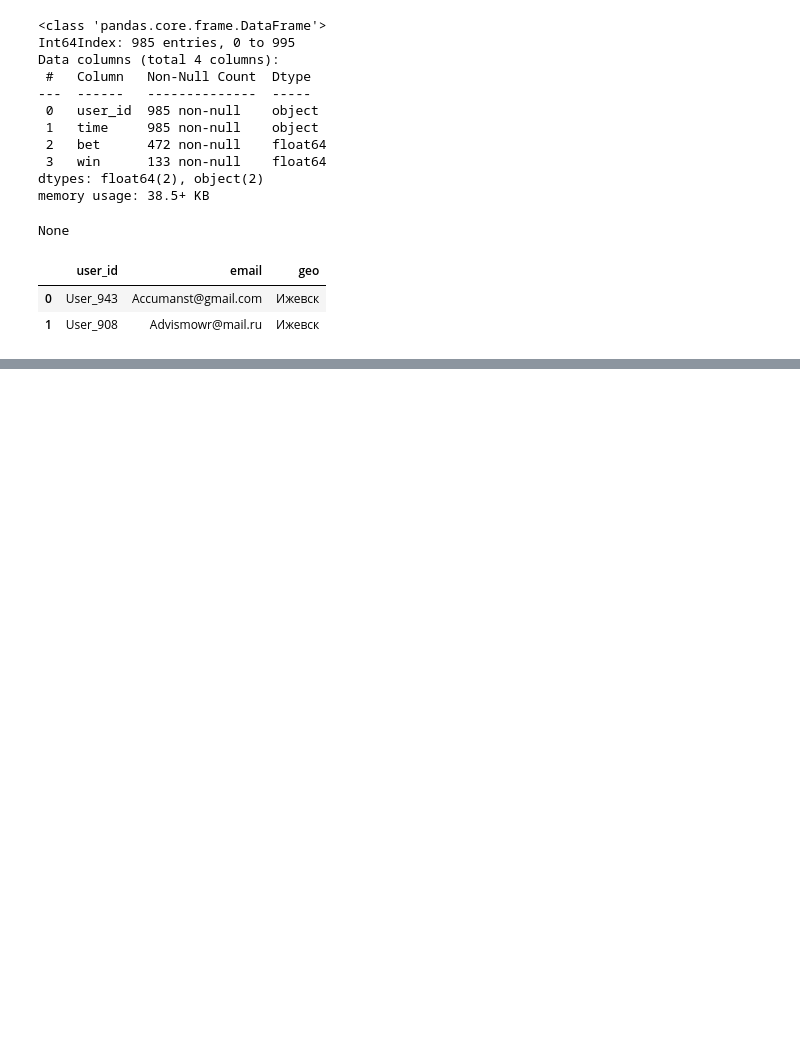
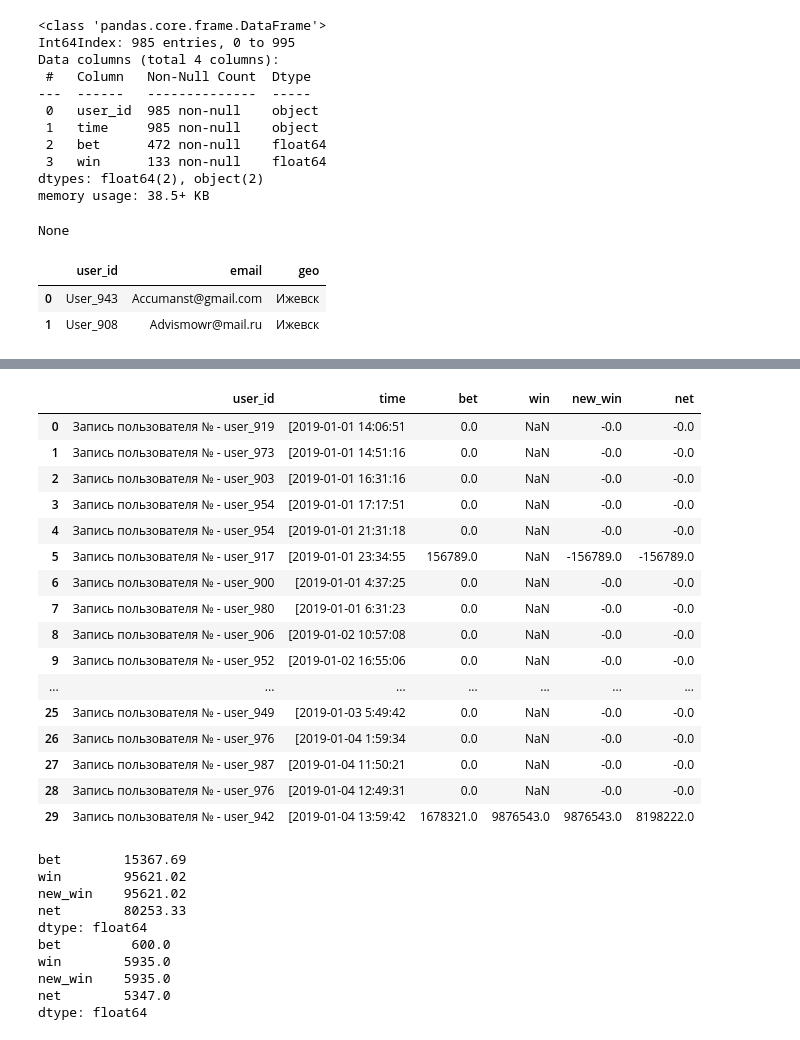
Before and after one commit to elynets/skillfactory, a Jupyter notebook: Unit3/Unit3-2-Py11.ipynb, the cells around one changed output, grey strips where cells are left out. Saved outputs shown, nothing was run; the diff lists cells and outputs as text; code cells hidden in the pictures; blank space fills up the shorter version.

Commit message:
Finished notebook Unit3-2-Py11; Started notebook Unit3-3-MS1

```diff
--- a/Unit3/Unit3-2-Py11.ipynb
+++ b/Unit3/Unit3-2-Py11.ipynb
@@ -295,3 +297,11 @@ Name: daytime, dtype: int64
 | 27 | Запись пользователя № - user_987 | 2019-01-04 11:50:21 | NaN | NaN | 2 | Friday | 11 | morning |
 | 28 | Запись пользователя № - user_976 | 2019-01-04 12:49:31 | NaN | NaN | 2 | Friday | 12 | day |
 | 29 | Запись пользователя № - user_942 | 2019-01-04 13:59:42 | 1678321.0 | 9876543.0 | 2 | Friday | 13 | day |
+# %%
+import pandas as pd
+log_df = pd.read_csv('~/Documents/Git/skillfactory/Unit3/dataSource/log.csv', header=None)
+log_df.columns = ['user_id', 'time', 'bet', 'win']
+log_df['bet'] = log_df.bet.fillna(0)
+
+display(log_df.bet.value_counts())
+display(log_df.head(5))
@@ -297,0 +332,18 @@ Name: daytime, dtype: int64
+# %%
+
+def fillna_win(x):
+    if pd.isna(x.win):
+        if pd.isna(x.bet):
+            return 0
+        else:
+            return x.bet*(-1)
+    else:
+        return x.win
+
+new_win = log_df.apply(lambda x: fillna_win(x), axis=1)
+log_df['new_win'] = new_win
+
+display(log_df.head(20))
+display(log_df.info())
+print('New Win Count:', log_df.loc[log_df.new_win<0].count())
+print('New win < 0:', log_df.loc[(log_df['new_win']<0)].value_counts().sum())
@@ -297,0 +388,38 @@ Name: daytime, dtype: int64
+# %%
+def calculate_net(x):
+    if x.new_win<0:
+        return x.new_win
+    else:
+        return x.new_win - x.bet
+log_df['net'] = log_df.apply(lambda x:calculate_net(x), axis=1)
+display(log_df.head(30))
+print(round(log_df.loc[log_df.net>0].mean(),2))
+print(round(log_df.loc[log_df.net>0].median(),2))
+# %% [output]
+|  | user_id | time | bet | win | new_win | net |
+| 0 | Запись пользователя № - user_919 | [2019-01-01 14:06:51 | 0.0 | NaN | -0.0 | -0.0 |
+| 1 | Запись пользователя № - user_973 | [2019-01-01 14:51:16 | 0.0 | NaN | -0.0 | -0.0 |
+| 2 | Запись пользователя № - user_903 | [2019-01-01 16:31:16 | 0.0 | NaN | -0.0 | -0.0 |
+| 3 | Запись пользователя № - user_954 | [2019-01-01 17:17:51 | 0.0 | NaN | -0.0 | -0.0 |
+| 4 | Запись пользователя № - user_954 | [2019-01-01 21:31:18 | 0.0 | NaN | -0.0 | -0.0 |
+| 5 | Запись пользователя № - user_917 | [2019-01-01 23:34:55 | 156789.0 | NaN | -156789.0 | -156789.0 |
+| 6 | Запись пользователя № - user_900 | [2019-01-01 4:37:25 | 0.0 | NaN | -0.0 | -0.0 |
+| 7 | Запись пользователя № - user_980 | [2019-01-01 6:31:23 | 0.0 | NaN | -0.0 | -0.0 |
+| 8 | Запись пользователя № - user_906 | [2019-01-02 10:57:08 | 0.0 | NaN | -0.0 | -0.0 |
+| 9 | Запись пользователя № - user_952 | [2019-01-02 16:55:06 | 0.0 | NaN | -0.0 | -0.0 |
+| ... | ... | ... | ... | ... | ... | ... |
+| 25 | Запись пользователя № - user_949 | [2019-01-03 5:49:42 | 0.0 | NaN | -0.0 | -0.0 |
+| 26 | Запись пользователя № - user_976 | [2019-01-04 1:59:34 | 0.0 | NaN | -0.0 | -0.0 |
+| 27 | Запись пользователя № - user_987 | [2019-01-04 11:50:21 | 0.0 | NaN | -0.0 | -0.0 |
+| 28 | Запись пользователя № - user_976 | [2019-01-04 12:49:31 | 0.0 | NaN | -0.0 | -0.0 |
+| 29 | Запись пользователя № - user_942 | [2019-01-04 13:59:42 | 1678321.0 | 9876543.0 | 9876543.0 | 8198222.0 |
+bet        15367.69
+win        95621.02
+new_win    95621.02
+net        80253.33
+dtype: float64
+bet         600.0
+win        5935.0
+new_win    5935.0
+net        5347.0
+dtype: float64
```
Also changed, not shown: parts of 14 cells of this notebook.
